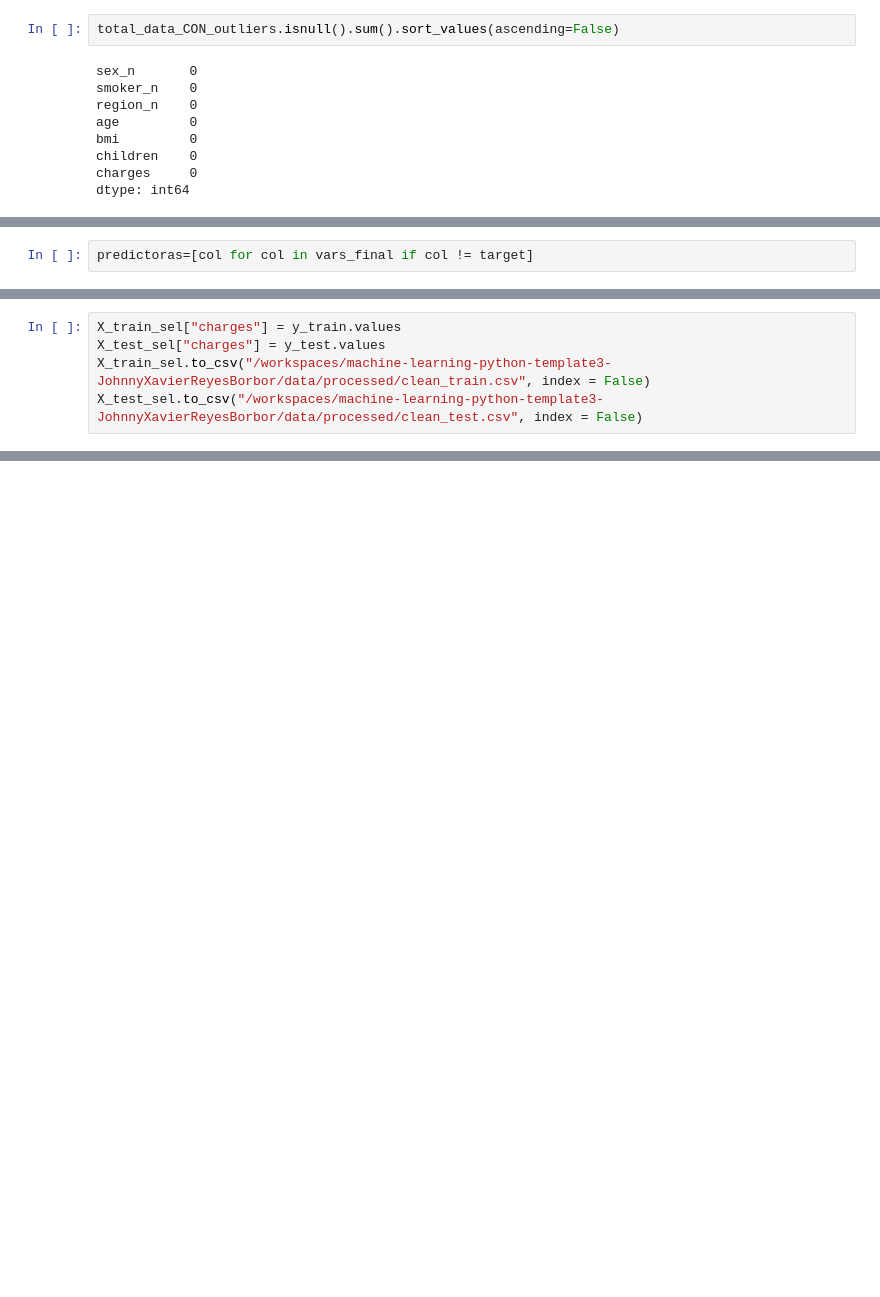
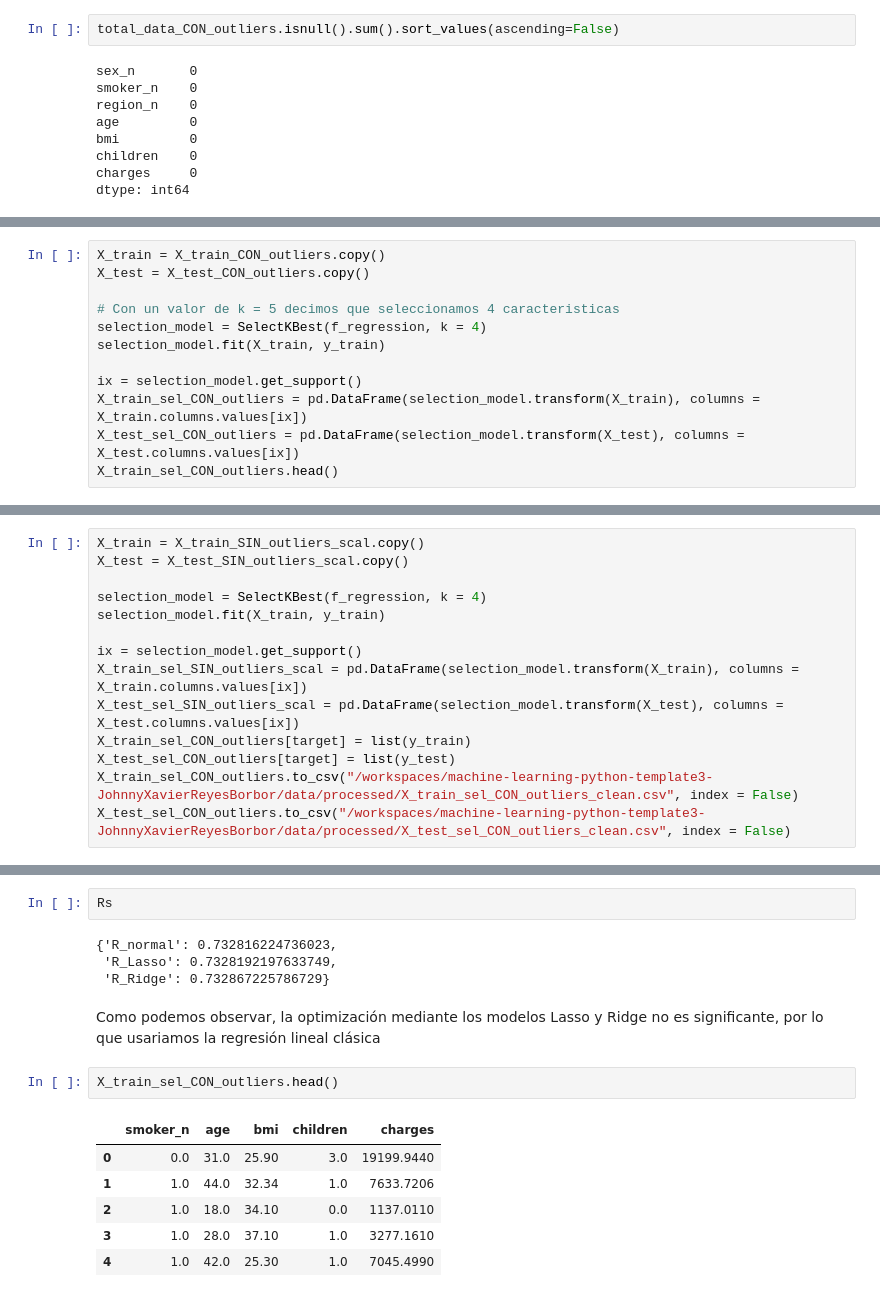
Before and after one commit to 4GeeksAcademy/machine-learning-python-template3-JohnnyXavierReyesBorbor, a Jupyter notebook: src/EDA.ipynb, the cells around one changed output, grey strips where cells are left out. Drawn from its saved outputs; the diff is of its cells as text; blank space fills up the shorter version.

```diff
--- a/src/EDA.ipynb
+++ b/src/EDA.ipynb
@@ -307,2 +316,0 @@ El *escalado de valores* (*feature scaling*) es un paso crucial en el preprocesa
-# %%
-predictoras=[col for col in vars_final if col != target]
@@ -372,0 +434,12 @@ X_train_sel.head()
+# %%
+X_train = X_train_CON_outliers.copy()
+X_test = X_test_CON_outliers.copy()
+
+# Con un valor de k = 5 decimos que seleccionamos 4 caracteristicas
+selection_model = SelectKBest(f_regression, k = 4)
+selection_model.fit(X_train, y_train)
+
+ix = selection_model.get_support()
+X_train_sel_CON_outliers = pd.DataFrame(selection_model.transform(X_train), columns = X_train.columns.values[ix])
+X_test_sel_CON_outliers = pd.DataFrame(selection_model.transform(X_test), columns = X_test.columns.values[ix])
+X_train_sel_CON_outliers.head()
@@ -373,5 +453,14 @@ X_train_sel.head()
 # %%
-X_train_sel["charges"] = y_train.values
-X_test_sel["charges"] = y_test.values
-X_train_sel.to_csv("/workspaces/machine-learning-python-template3-JohnnyXavierReyesBorbor/data/processed/clean_train.csv", index = False)
-X_test_sel.to_csv("/workspaces/machine-learning-python-template3-JohnnyXavierReyesBorbor/data/processed/clean_test.csv", index = False)
+X_train = X_train_SIN_outliers_scal.copy()
+X_test = X_test_SIN_outliers_scal.copy()
+
+selection_model = SelectKBest(f_regression, k = 4)
+selection_model.fit(X_train, y_train)
+
+ix = selection_model.get_support()
+X_train_sel_SIN_outliers_scal = pd.DataFrame(selection_model.transform(X_train), columns = X_train.columns.values[ix])
+X_test_sel_SIN_outliers_scal = pd.DataFrame(selection_model.transform(X_test), columns = X_test.columns.values[ix])
+X_train_sel_CON_outliers[target] = list(y_train)
+X_test_sel_CON_outliers[target] = list(y_test)
+X_train_sel_CON_outliers.to_csv("/workspaces/machine-learning-python-template3-JohnnyXavierReyesBorbor/data/processed/X_train_sel_CON_outliers_clean.csv", index = False)
+X_test_sel_CON_outliers.to_csv("/workspaces/machine-learning-python-template3-JohnnyXavierReyesBorbor/data/processed/X_test_sel_CON_outliers_clean.csv", index = False)
@@ -377,0 +717,17 @@ X_test_sel.to_csv("/workspaces/machine-learning-python-template3-JohnnyXavierRey
+# %%
+Rs
+# %% [output]
+{'R_normal': 0.732816224736023,
+ 'R_Lasso': 0.7328192197633749,
+ 'R_Ridge': 0.732867225786729}
+# %% [markdown]
+Como podemos observar, la optimización mediante los modelos Lasso y Ridge no es significante, por lo que usariamos la regresión lineal clásica
+# %%
+X_train_sel_CON_outliers.head()
+# %% [output]
+|  | smoker_n | age | bmi | children | charges |
+| 0 | 0.0 | 31.0 | 25.90 | 3.0 | 19199.9440 |
+| 1 | 1.0 | 44.0 | 32.34 | 1.0 | 7633.7206 |
+| 2 | 1.0 | 18.0 | 34.10 | 0.0 | 1137.0110 |
+| 3 | 1.0 | 28.0 | 37.10 | 1.0 | 3277.1610 |
+| 4 | 1.0 | 42.0 | 25.30 | 1.0 | 7045.4990 |
```
Also changed, not shown: parts of 26 cells of this notebook, 28 other files.
